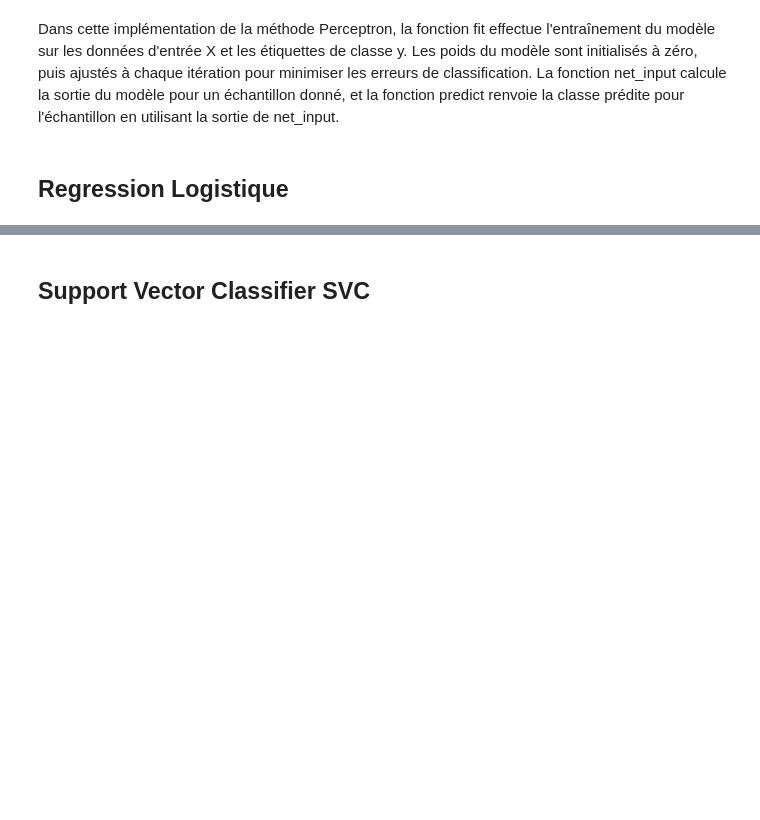
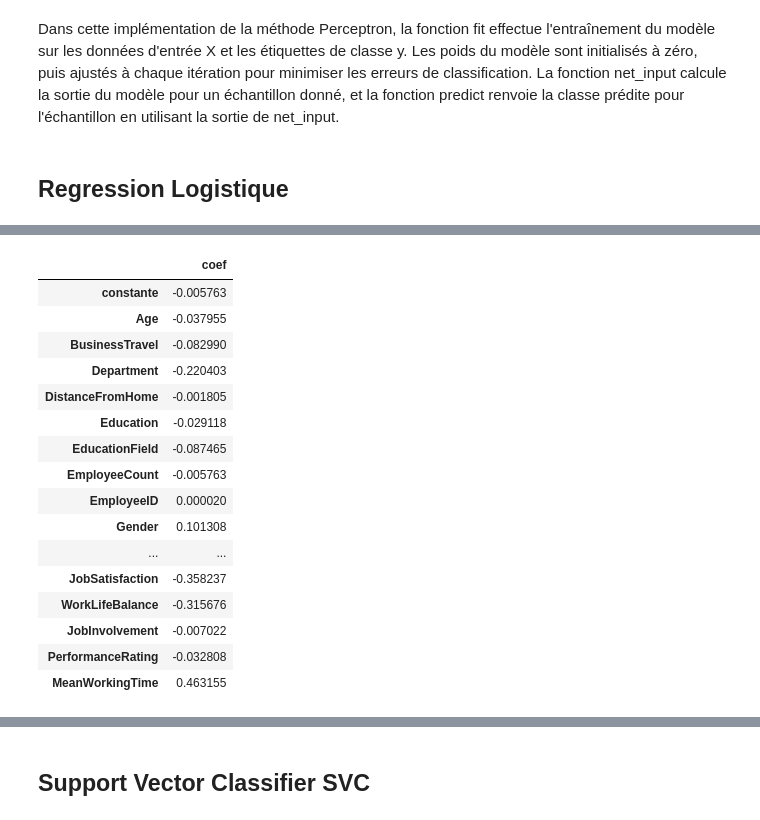
Before and after one commit to Landrien/IA, a Jupyter notebook: Projet/Projet_1.ipynb, the cells around one changed output, grey strips where cells are left out. Drawn from its saved outputs; the diff is of its cells as text; code cells hidden in the pictures; blank space fills up the shorter version.

```diff
--- a/Projet/Projet_1.ipynb
+++ b/Projet/Projet_1.ipynb
@@ -619,0 +639,12 @@ class Perceptron:
+# %%
+from sklearn.linear_model import LogisticRegression
+from sklearn.metrics import precision_score, recall_score, f1_score
+
+log_clf = LogisticRegression()
+log_clf.fit(employee, employee_labels)
+
+log_predictions = log_clf.predict(X_test)
+log_predictions = pd.DataFrame(log_predictions)
+
+accuracy = log_clf.score(employee, employee_labels)
+print("Accuracy:", accuracy)
@@ -619,0 +660,25 @@ class Perceptron:
+# %%
+# stockage des données dans .coef_
+
+pd.DataFrame(np.concatenate([modele_logit.intercept_.reshape(-1,1),
+                             modele_logit.coef_],axis=1),
+             index = ["coef"],
+             columns = ["constante"]+list(employee.columns)).T
+# %% [output]
+|  | coef |
+| constante | -0.005763 |
+| Age | -0.037955 |
+| BusinessTravel | -0.082990 |
+| Department | -0.220403 |
+| DistanceFromHome | -0.001805 |
+| Education | -0.029118 |
+| EducationField | -0.087465 |
+| EmployeeCount | -0.005763 |
+| EmployeeID | 0.000020 |
+| Gender | 0.101308 |
+| ... | ... |
+| JobSatisfaction | -0.358237 |
+| WorkLifeBalance | -0.315676 |
+| JobInvolvement | -0.007022 |
+| PerformanceRating | -0.032808 |
+| MeanWorkingTime | 0.463155 |
```
Also changed, not shown: parts of 29 cells of this notebook.
